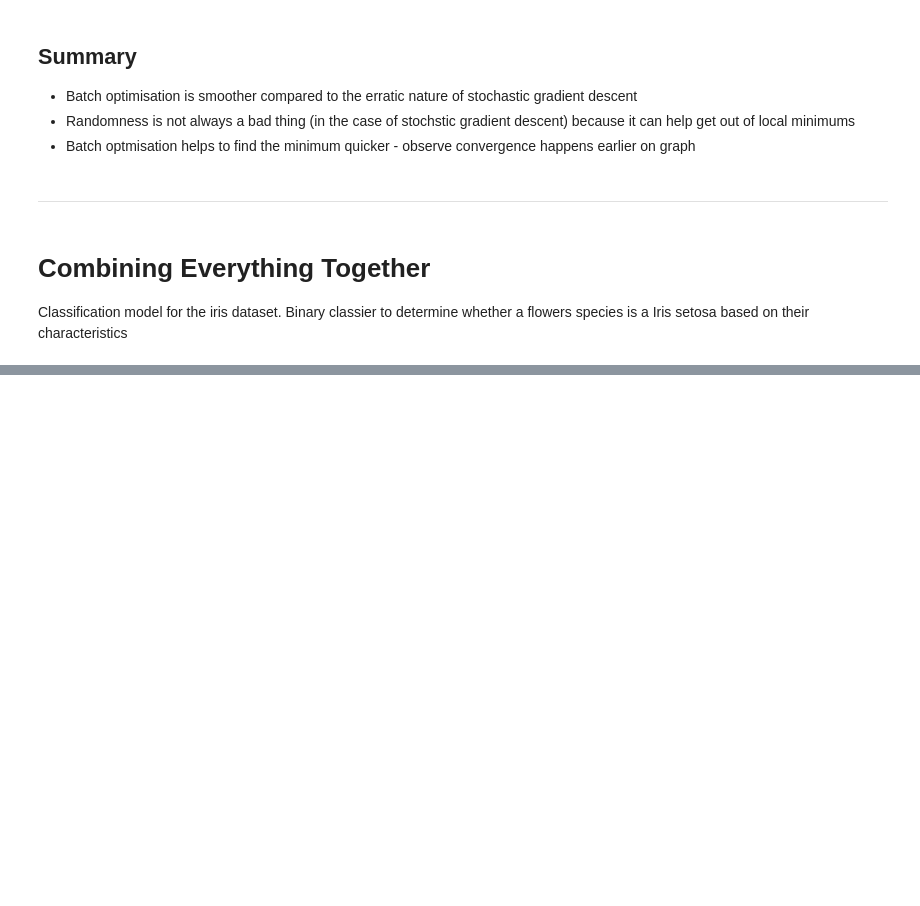
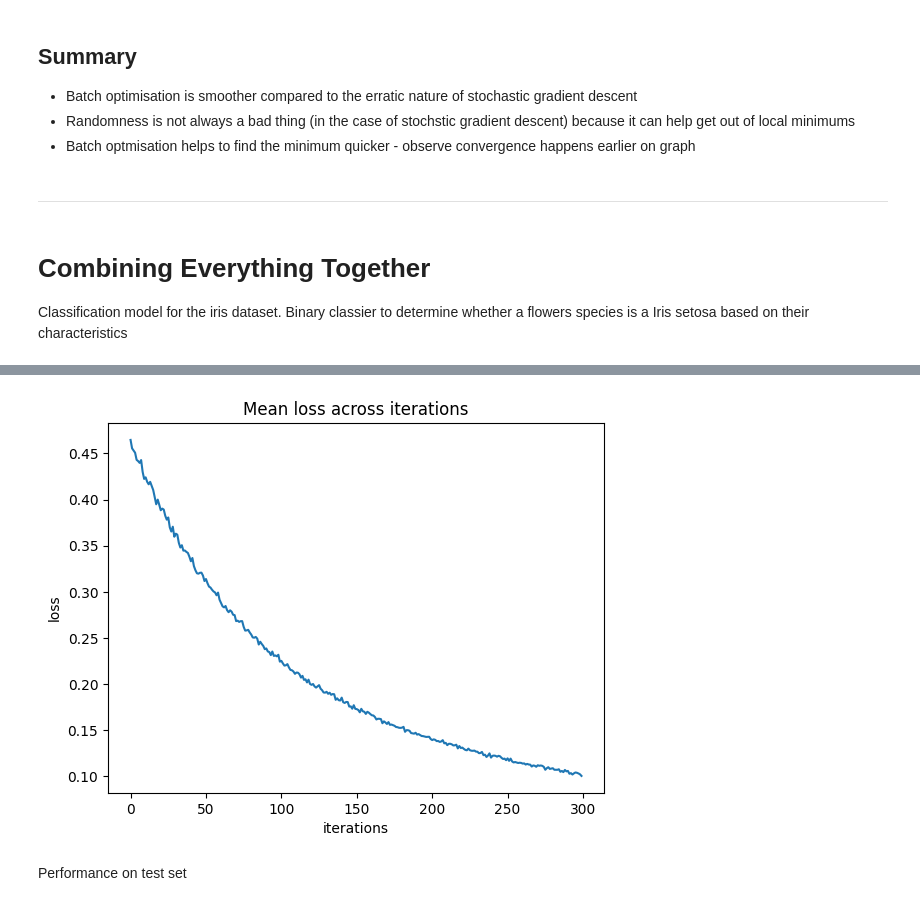
Before and after one commit to minimartzz/tensorflow-cookbook, a Jupyter notebook: ch2 tensorflow way/tensorflow-way.ipynb, the cells around one changed output, grey strips where cells are left out. Drawn from its saved outputs; the diff is of its cells as text; code cells hidden in the pictures; blank space fills up the shorter version.

```diff
--- a/ch2 tensorflow way/tensorflow-way.ipynb
+++ b/ch2 tensorflow way/tensorflow-way.ipynb
@@ -674,0 +701,37 @@ os.environ["GLOG_minloglevel"] = "2"
+# %%
+def linear_model(X, A, b):
+  '''Define the linear model - AX + b'''
+  my_output = tf.add(tf.matmul(X, A), b)
+  return tf.squeeze(my_output)
+
+def xentropy(y_true, y_pred):
+  '''Define the loss function - cross entropy'''
+  return tf.reduce_mean(
+    tf.nn.sigmoid_cross_entropy_with_logits(labels=y_true, logits=y_pred)
+  )
+# %%
+# Define the optimiser used - stochastic gradient descent
+my_opt = tf.optimizers.SGD(learning_rate=LEARNING_RATE)
+# %%
+tf.random.set_seed(1)
+np.random.seed(0)
+
+# Training loop
+A = tf.Variable(tf.random.normal(shape=[2,1]))
+b = tf.Variable(tf.random.normal(shape=[1]))
+history = []
+
+for i in range(300):
+  iteration_loss = []
+  for features, label in train_generator:
+    with tf.GradientTape() as tape:
+      predictions = linear_model(features, A, b)
+      loss = xentropy(label, predictions)
+    iteration_loss.append(loss.numpy())
+    gradient = tape.gradient(loss, [A, b])
+    my_opt.apply_gradients(zip(gradient, [A, b]))
+  history.append(np.mean(iteration_loss))
+
+  if (i + 1) % 30 == 0:
+    print(f"Step #{i+1} - Weights: {A.numpy().T} | Biases: {b.numpy()}")
+    print(f"Loss = {loss.numpy()}")
@@ -674,0 +759,10 @@ os.environ["GLOG_minloglevel"] = "2"
+# %%
+plt.plot(history)
+plt.xlabel('iterations')
+plt.ylabel('loss')
+plt.title('Mean loss across iterations')
+plt.show()
+# %% [output]
+[figure, added]
+# %% [markdown]
+Performance on test set
```
Also changed, not shown: parts of 8 cells of this notebook.
